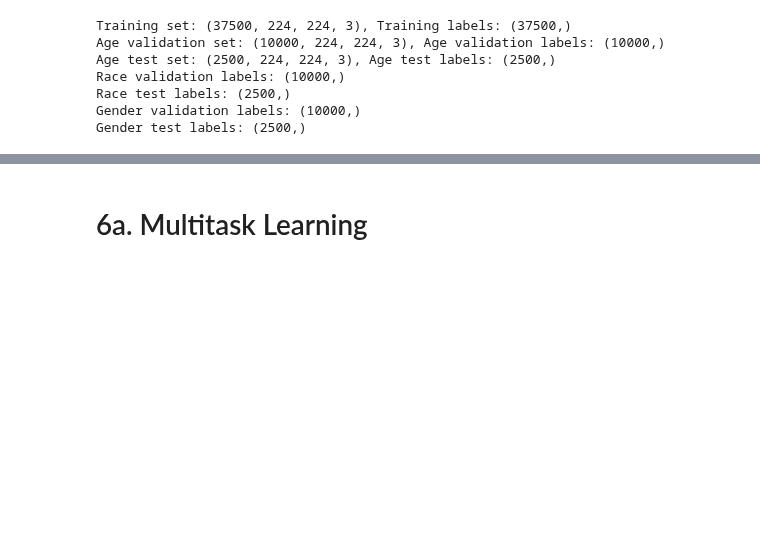
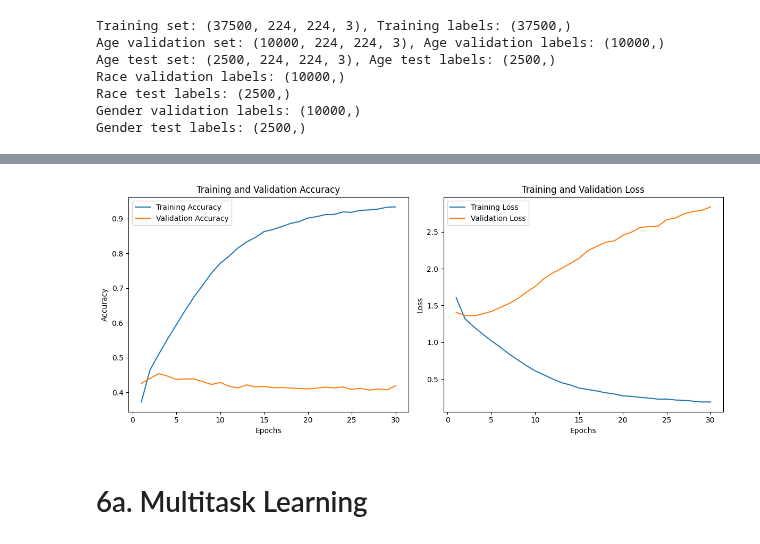
Before and after one commit to mortgad/DLVR, a Jupyter notebook: Baseline.ipynb, the cells around one changed output, grey strips where cells are left out. Drawn from its saved outputs; the diff is of its cells as text; code cells hidden in the pictures; blank space fills up the shorter version.

```diff
--- a/Baseline.ipynb
+++ b/Baseline.ipynb
@@ -2197,7 +2198,7 @@ Non-trainable params: 23570688 (89.92 MB)
 _________________________________________________________________
 # %%
 # Compile the model
-optimizer = keras.optimizers.Adam(learning_rate=1e-4)
+optimizer = keras.optimizers.Adam(learning_rate=1.5e-4)
 model.compile(loss="sparse_categorical_crossentropy",
               optimizer=optimizer,
               metrics=["accuracy"])
@@ -2245,3 +2245,7 @@ KeyboardInterrupt:
+# %%
+evaluate_and_plot(resnet_history)
+# %% [output]
+[figure, added]
 # %% [markdown]
 # 6a. Multitask Learning
 # %%
```
Also changed, not shown: parts of 4 cells of this notebook.
